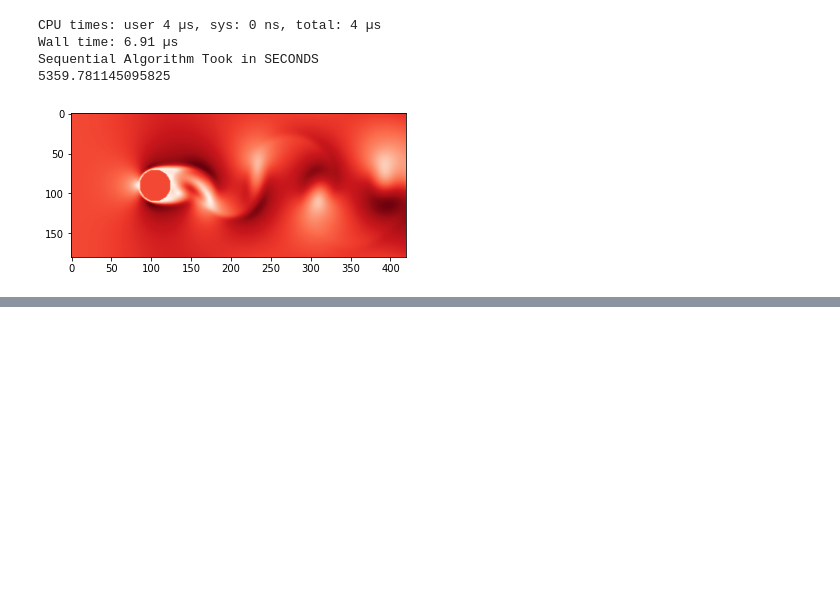
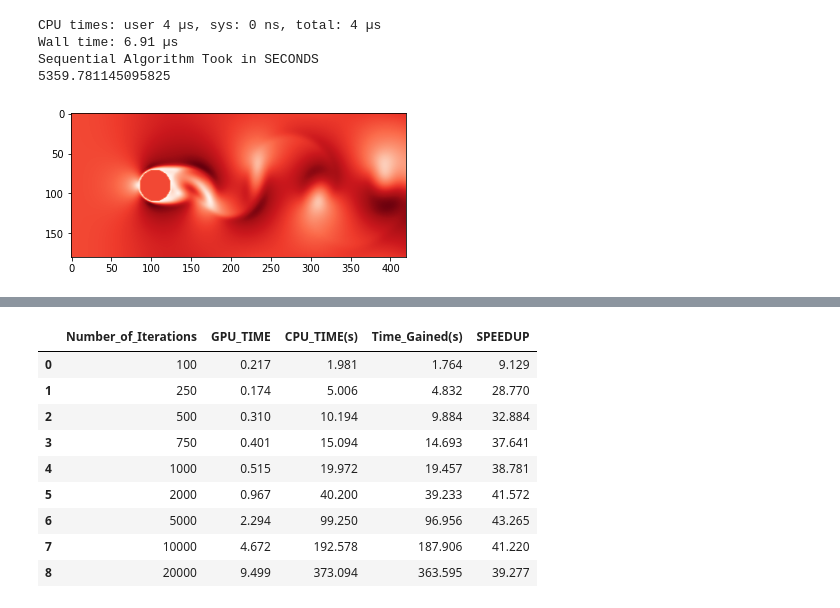
Before and after one commit to fadibechara/Boltzmann_GPU, a Jupyter notebook: Boltzmann_GPU.ipynb, the cells around one changed output, grey strips where cells are left out. Drawn from its saved outputs; the diff is of its cells as text; code cells hidden in the pictures; blank space fills up the shorter version.

```diff
--- a/Boltzmann_GPU.ipynb
+++ b/Boltzmann_GPU.ipynb
@@ -513,0 +342,13 @@ Algorithm on CPU Took 0.354 SECONDS
+# %%
+Time_DIFF
+# %% [output]
+|  | Number_of_Iterations | GPU_TIME | CPU_TIME(s) | Time_Gained(s) | SPEEDUP |
+| 0 | 100 | 0.217 | 1.981 | 1.764 | 9.129 |
+| 1 | 250 | 0.174 | 5.006 | 4.832 | 28.770 |
+| 2 | 500 | 0.310 | 10.194 | 9.884 | 32.884 |
+| 3 | 750 | 0.401 | 15.094 | 14.693 | 37.641 |
+| 4 | 1000 | 0.515 | 19.972 | 19.457 | 38.781 |
+| 5 | 2000 | 0.967 | 40.200 | 39.233 | 41.572 |
+| 6 | 5000 | 2.294 | 99.250 | 96.956 | 43.265 |
+| 7 | 10000 | 4.672 | 192.578 | 187.906 | 41.220 |
+| 8 | 20000 | 9.499 | 373.094 | 363.595 | 39.277 |
```
Also changed, not shown: parts of 16 cells of this notebook.
